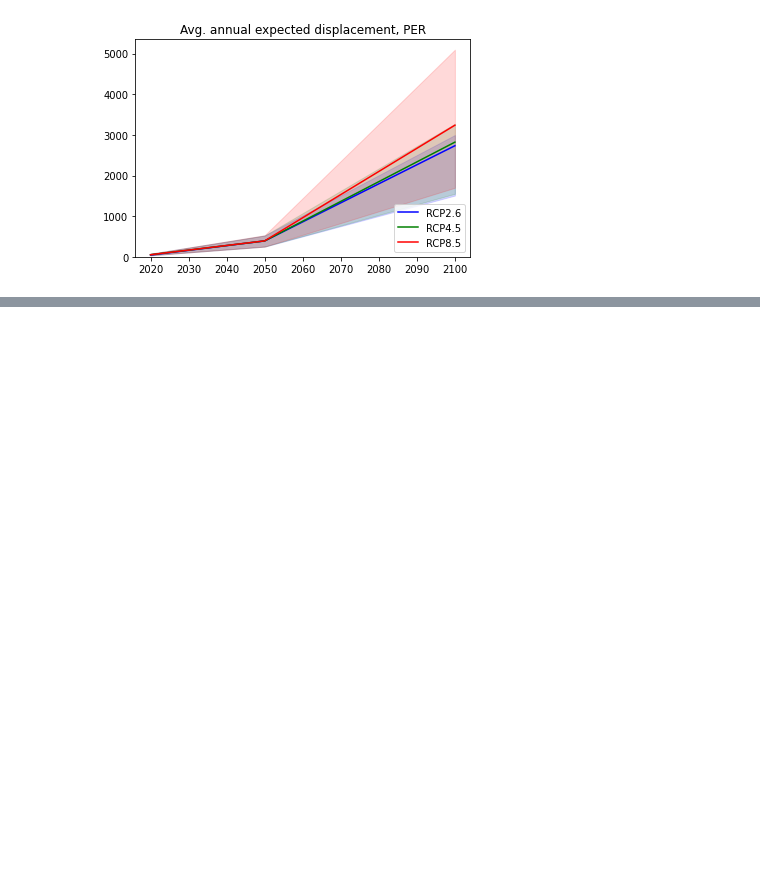
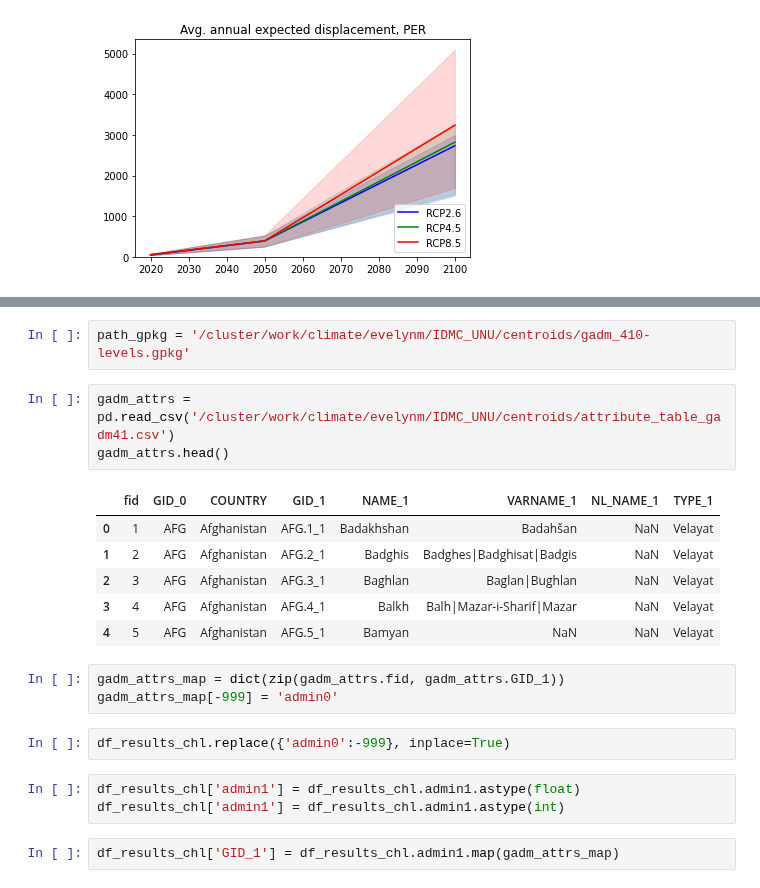
Before and after one commit to Evelyn-M/global-displacement-risk, a Jupyter notebook: doc/result_overview_CF.ipynb, the cells around one changed output, grey strips where cells are left out. Drawn from its saved outputs; the diff is of its cells as text; blank space fills up the shorter version.

```diff
--- a/doc/result_overview_CF.ipynb
+++ b/doc/result_overview_CF.ipynb
@@ -37,0 +138,22 @@ impact_postproc.plot_aeds_admin0(df_rcp26, df_rcp45, df_rcp85, cntry_iso)
+# %%
+path_gpkg = '/cluster/work/climate/evelynm/IDMC_UNU/centroids/gadm_410-levels.gpkg'
+# %%
+gadm_attrs = pd.read_csv('/cluster/work/climate/evelynm/IDMC_UNU/centroids/attribute_table_gadm41.csv')
+gadm_attrs.head()
+# %% [output]
+|  | fid | GID_0 | COUNTRY | GID_1 | NAME_1 | VARNAME_1 | NL_NAME_1 | TYPE_1 |
+| 0 | 1 | AFG | Afghanistan | AFG.1_1 | Badakhshan | Badahšan | NaN | Velayat |
+| 1 | 2 | AFG | Afghanistan | AFG.2_1 | Badghis | Badghes|Badghisat|Badgis | NaN | Velayat |
+| 2 | 3 | AFG | Afghanistan | AFG.3_1 | Baghlan | Baglan|Bughlan | NaN | Velayat |
+| 3 | 4 | AFG | Afghanistan | AFG.4_1 | Balkh | Balh|Mazar-i-Sharif|Mazar | NaN | Velayat |
+| 4 | 5 | AFG | Afghanistan | AFG.5_1 | Bamyan | NaN | NaN | Velayat |
+# %%
+gadm_attrs_map = dict(zip(gadm_attrs.fid, gadm_attrs.GID_1))
+gadm_attrs_map[-999] = 'admin0'
+# %%
+df_results_chl.replace({'admin0':-999}, inplace=True)
+# %%
+df_results_chl['admin1'] = df_results_chl.admin1.astype(float)
+df_results_chl['admin1'] = df_results_chl.admin1.astype(int)
+# %%
+df_results_chl['GID_1'] = df_results_chl.admin1.map(gadm_attrs_map)
```
Also changed, not shown: parts of 18 cells of this notebook.
